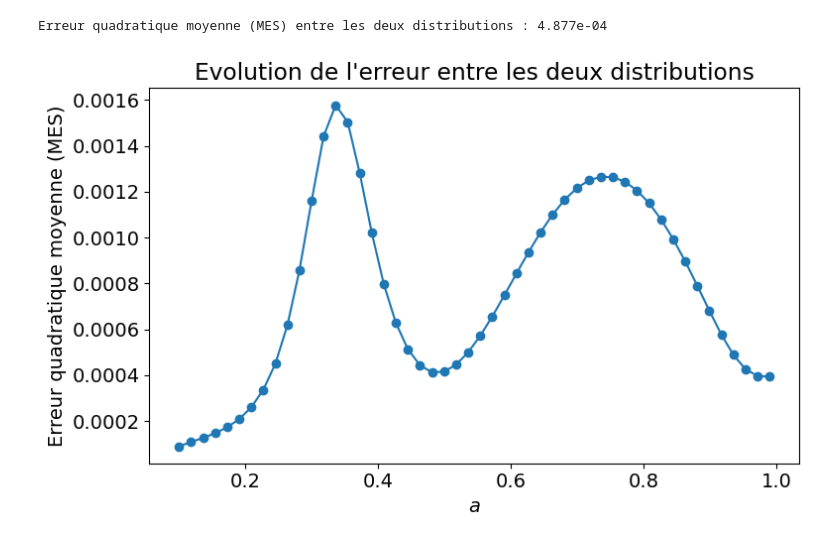
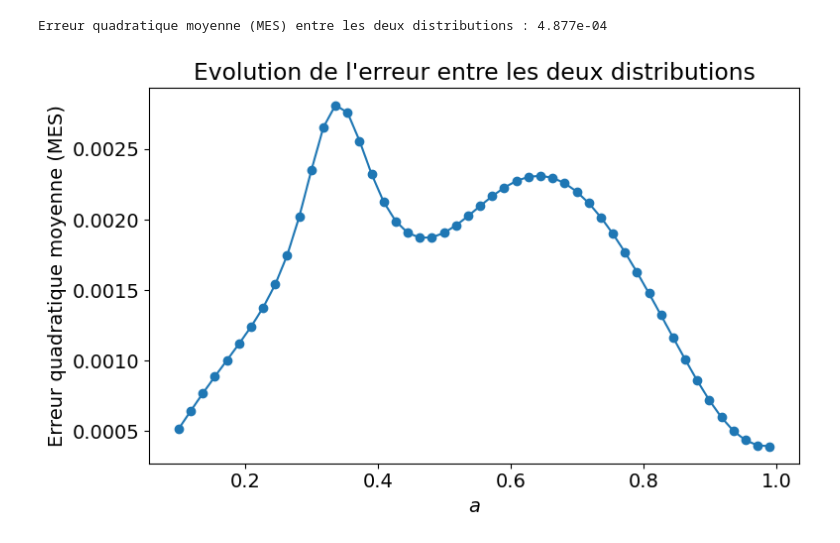
Before and after one commit to arlegare/devoirs_2526, a Jupyter notebook: A25/visualisation.ipynb, the cells around one changed output. Drawn from its saved outputs; the diff is of its cells as text; code cells hidden in the pictures.

Commit message:
code pour visualisation dev2

```diff
--- a/A25/visualisation.ipynb
+++ b/A25/visualisation.ipynb
@@ -115,41 +116,55 @@ print(f"Erreur quadratique moyenne (MES) entre les deux distributions : {mes:.3e
 # %% [output]
 Erreur quadratique moyenne (MES) entre les deux distributions : 4.877e-04
 # %%
-from math import factorial
 
 a_values = np.linspace(0.1, 0.99, 50)#0.333, 50)
 mes_values = []
+
+# Méthode FFT
+def G1(z,a):
+    return ((1-a)**2) / (1 - a*z)**2
+def K(z,a):
+    return z * G1(z,a)
 
 for a_test in a_values:
     # Distribution analytique
     s_vals = np.arange(1, s_max+1)
     pi_vals = np.zeros_like(s_vals, dtype=float)
     pi_vals[0] = 1 - a_test
     for i, s in enumerate(s_vals[1:], start=1):
         pi_vals[i] = (1-a_test)**(2*s-1) * factorial(3*s-2) / (factorial(s-1) * factorial(2*s-1)) * a_test**s
 
-    # Méthode FFT
-    def G1(z):
-        return ((1-a_test)**2) / (1 - a_test*z)**2
-    def K(z):
-        return z * G1(z)
+    # phi = np.linspace(0, 2*np.pi, N, endpoint=False)
+    # z_points = np.exp(1j * phi)
+    # K_points = K(z_points,a_test)
+    # eta_fft = np.real(ifft(K_points)) / r
+    # eta_fft = eta_fft[1:s_max+1][::-1]
+    # eta_fft = eta_fft / np.sum(eta_fft)
+
+
+    r = 1.0  # Rayon (si vous changez r, le facteur r**s ci-dessous est indispensable)
     phi = np.linspace(0, 2*np.pi, N, endpoint=False)
-    z_points = np.exp(1j * phi)
-    K_points = K(z_points)
-    eta_fft = np.real(ifft(K_points)) / r
-    eta_fft = eta_fft[1:s_max+1][::-1]
+    z_points = r * np.exp(1j * phi)
+    K_points = K(z_points, a_test)
+
+    # FFT directe + extraction correcte des coefficients
+    eta_full = np.fft.fft(K_points) / N  # correspond à e^{-2π i n k/N}
+    s_idx = np.arange(1, s_max+1)
+    eta_fft = np.real(eta_full[s_idx]) / (r**s_idx)  # applique 1/r^s
+
+    # Facultatif: normalisation pour comparaison de forme
     eta_fft = eta_fft / np.sum(eta_fft)
 
     # MES
     mes = np.mean((pi_vals - eta_fft) ** 2)
     mes_values.append(mes)
 
 plt.figure(figsize=(8,5))
 plt.plot(a_values, mes_values, marker='o')
 plt.xlabel(r"$a$")
 plt.ylabel("Erreur quadratique moyenne (MES)")
 plt.title("Evolution de l'erreur entre les deux distributions")
 plt.tight_layout()
 plt.show()
 # %% [output]
-[figure, old version]
+[figure, new version]
```
Also changed, not shown: parts of 3 cells of this notebook, 1 other file.
